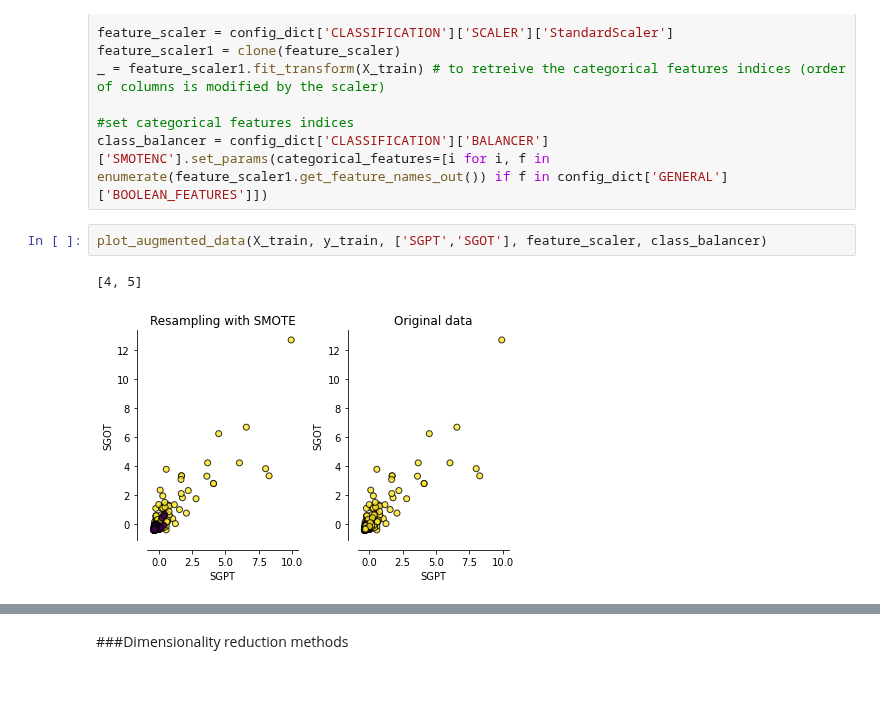
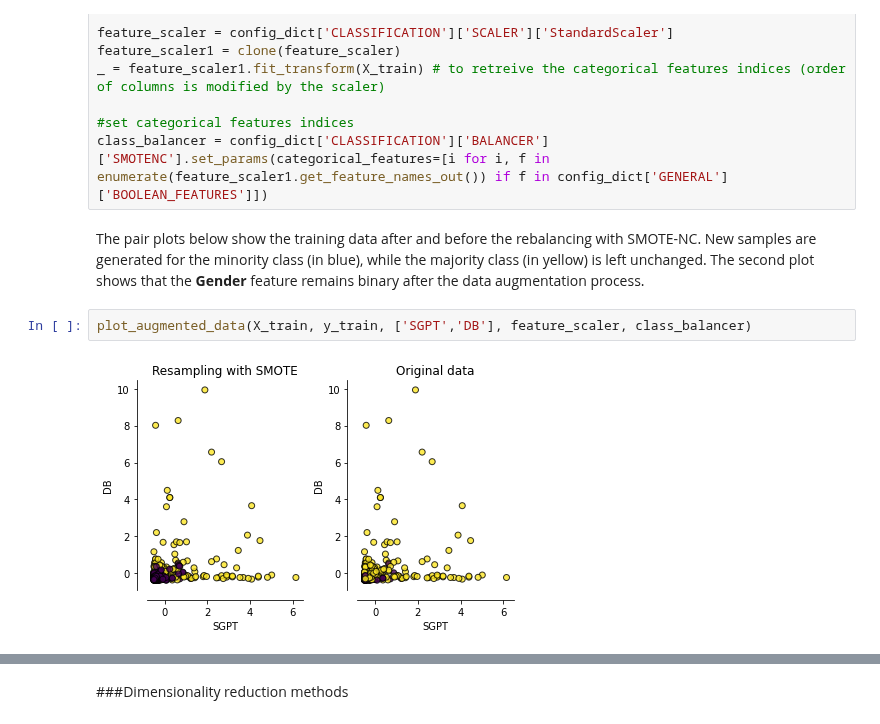
Before and after one commit to Vaxx66/DataSpaces_project, a Jupyter notebook: DataSpaces_project.ipynb, the cells around one changed output, grey strips where cells are left out. Drawn from its saved outputs; the diff is of its cells as text; blank space fills up the shorter version.

Commit message:
SMOTE theory

```diff
--- a/DataSpaces_project.ipynb
+++ b/DataSpaces_project.ipynb
@@ -1328,8 +1341,10 @@ _ = feature_scaler1.fit_transform(X_train) # to retreive the categorical feature
 
 #set categorical features indices
 class_balancer = config_dict['CLASSIFICATION']['BALANCER']['SMOTENC'].set_params(categorical_features=[i for i, f in enumerate(feature_scaler1.get_feature_names_out()) if f in config_dict['GENERAL']['BOOLEAN_FEATURES']])
+# %% [markdown]
+The pair plots below show the training data after and before the rebalancing with SMOTE-NC. New samples are generated for the minority class (in blue), while the majority class (in yellow) is left unchanged.
+The second plot shows that the **Gender** feature remains binary after the data augmentation process.
 # %%
-plot_augmented_data(X_train, y_train, ['SGPT','SGOT'], feature_scaler, class_balancer)
+plot_augmented_data(X_train, y_train, ['SGPT','DB'], feature_scaler, class_balancer)
 # %% [output]
-[4, 5]
-[figure, old version]
+[figure, new version]
```
Also changed, not shown: parts of 4 cells of this notebook.
